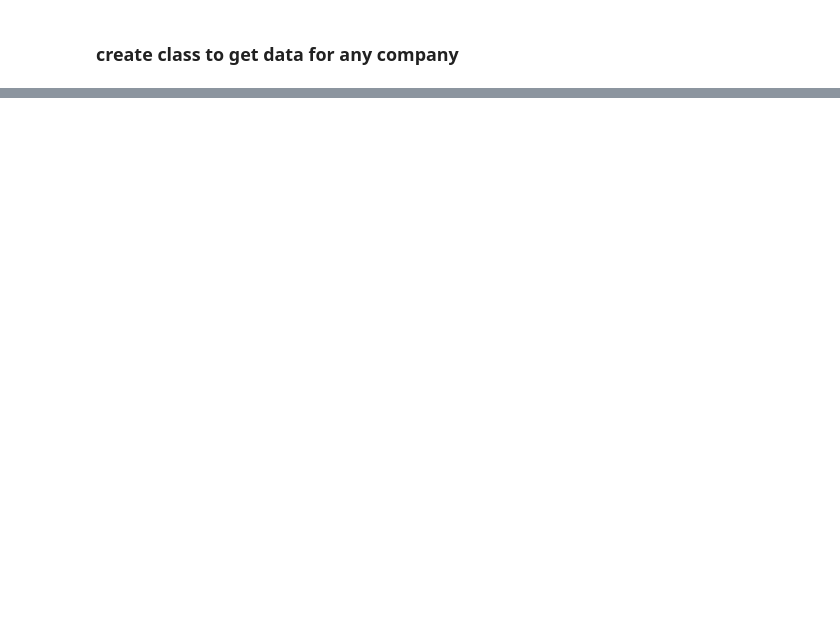
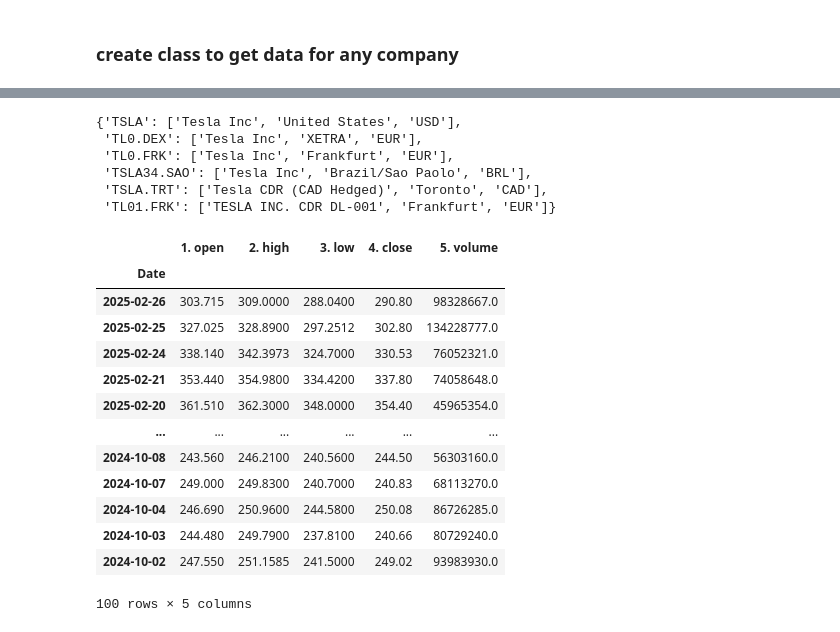
Before and after one commit to neelima225/ad_python, a Jupyter notebook: 9.API_PROJECT/stockapi.ipynb, the cells around one changed output, grey strips where cells are left out. Cells and saved outputs as stored; diff of their text form; code cells hidden in the pictures; blank space fills up the shorter version.

```diff
--- a/9.API_PROJECT/stockapi.ipynb
+++ b/9.API_PROJECT/stockapi.ipynb
@@ -345,0 +409,28 @@ class StockAPI:
+# %%
+client.symbol_search("Tesla")
+# %% [output]
+{'TSLA': ['Tesla Inc', 'United States', 'USD'],
+ 'TL0.DEX': ['Tesla Inc', 'XETRA', 'EUR'],
+ 'TL0.FRK': ['Tesla Inc', 'Frankfurt', 'EUR'],
+ 'TSLA34.SAO': ['Tesla Inc', 'Brazil/Sao Paolo', 'BRL'],
+ 'TSLA.TRT': ['Tesla CDR (CAD Hedged)', 'Toronto', 'CAD'],
+ 'TL01.FRK': ['TESLA INC. CDR DL-001', 'Frankfurt', 'EUR']}
+# %%
+df4 = client.get_daily_prices("TSLA")
+# %%
+df4
+# %% [output]
+|  | 1. open | 2. high | 3. low | 4. close | 5. volume |
+| Date |  |  |  |  |  |
+| 2025-02-26 | 303.715 | 309.0000 | 288.0400 | 290.80 | 98328667.0 |
+| 2025-02-25 | 327.025 | 328.8900 | 297.2512 | 302.80 | 134228777.0 |
+| 2025-02-24 | 338.140 | 342.3973 | 324.7000 | 330.53 | 76052321.0 |
+| 2025-02-21 | 353.440 | 354.9800 | 334.4200 | 337.80 | 74058648.0 |
+| 2025-02-20 | 361.510 | 362.3000 | 348.0000 | 354.40 | 45965354.0 |
+| ... | ... | ... | ... | ... | ... |
+| 2024-10-08 | 243.560 | 246.2100 | 240.5600 | 244.50 | 56303160.0 |
+| 2024-10-07 | 249.000 | 249.8300 | 240.7000 | 240.83 | 68113270.0 |
+| 2024-10-04 | 246.690 | 250.9600 | 244.5800 | 250.08 | 86726285.0 |
+| 2024-10-03 | 244.480 | 249.7900 | 237.8100 | 240.66 | 80729240.0 |
+| 2024-10-02 | 247.550 | 251.1585 | 241.5000 | 249.02 | 93983930.0 |
+100 rows × 5 columns
```
Also changed, not shown: parts of 19 cells of this notebook, 3 other files.
